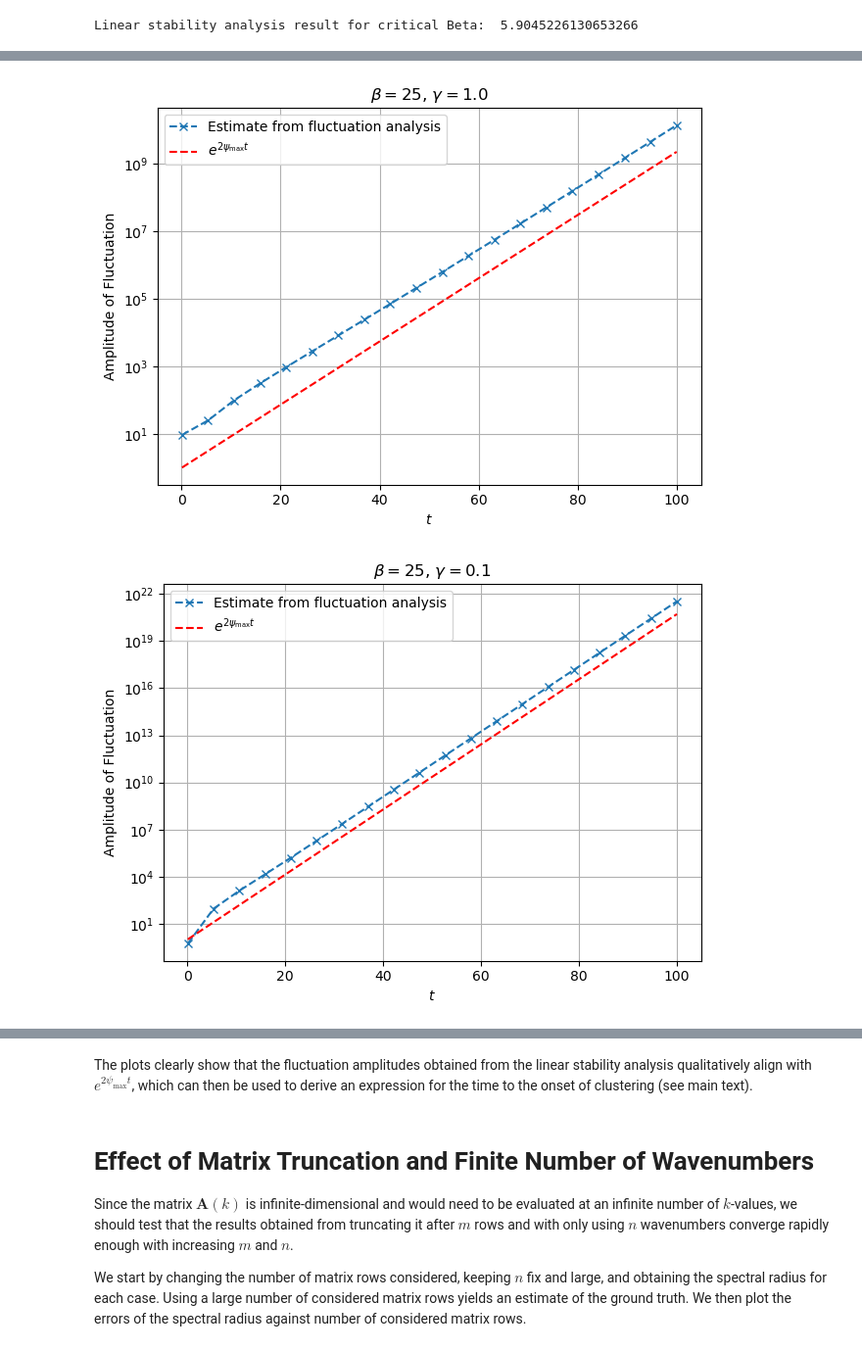
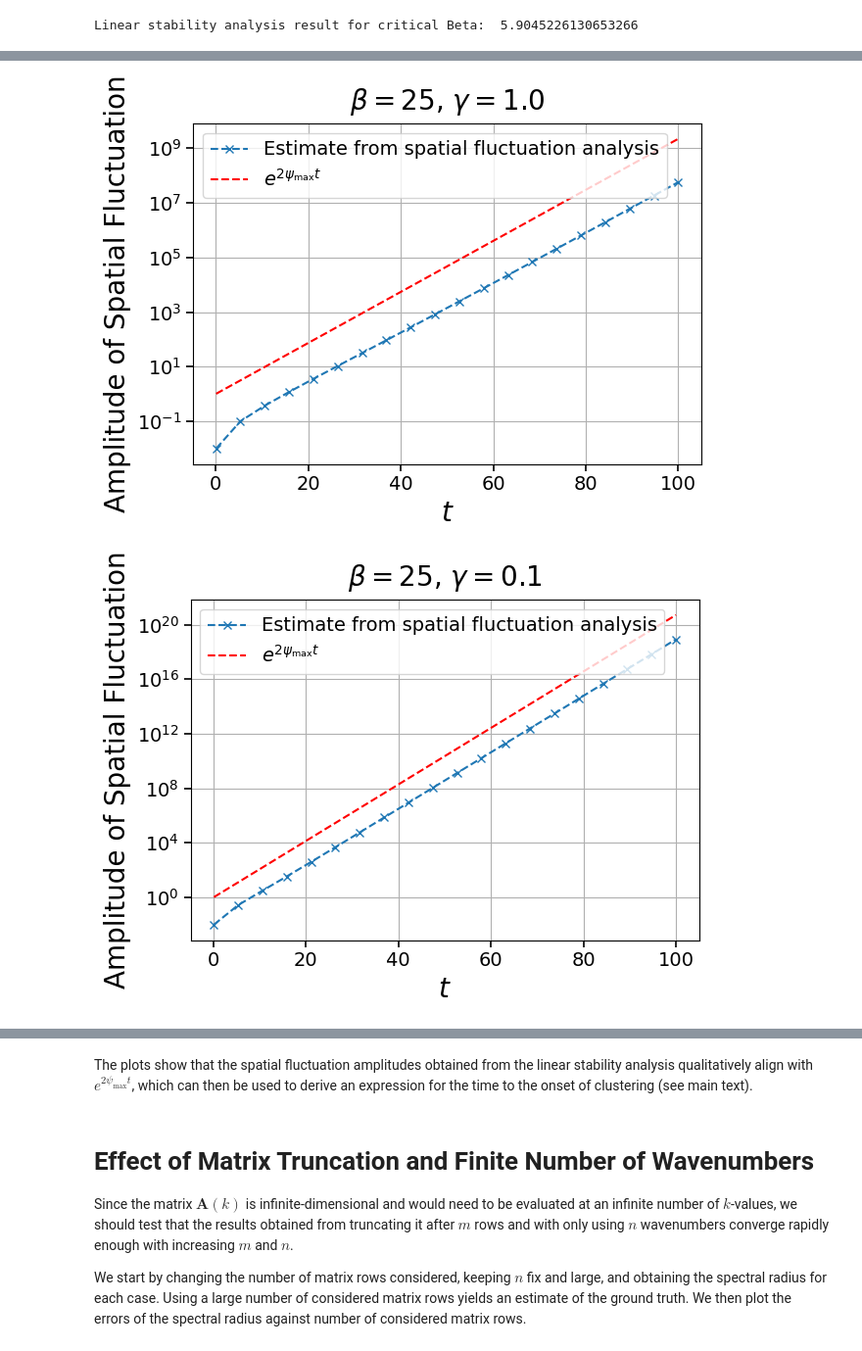
Before and after one commit to SchroedingersLion/Cluster-Formation-in-Diffusive-Systems, a Jupyter notebook: stability_and_fluctuation_analysis.ipynb, the cells around one changed output, grey strips where cells are left out. Shown at 98% size. Saved outputs shown, nothing was run; the diff lists cells and outputs as text; code cells hidden in the pictures.

```diff
--- a/stability_and_fluctuation_analysis.ipynb
+++ b/stability_and_fluctuation_analysis.ipynb
@@ -13,7 +13,7 @@ First, we define two functions. One computes matrix $\boldsymbol{A}$, the other
 
 def A_matrix(W_hat, k, beta, gamma, L, dim):
 
-    A_k = np.zeros(shape=(dim,dim),dtype=np.complex_)
+    A_k = np.zeros(shape=(dim,dim),dtype=np.complex128)
 
     for i in range(dim-1):
         A_k[i][i] = i*(-gamma)
@@ -539,6 +531,7 @@ def AMP_lists(k_list, t_list, L, dim, beta, gamma, W_hat):
 
         f_x = np.fft.ifft(np.fft.ifftshift(f_hat))  # Shift to match fftfreq order.
         f_x = f_x * N
+        f_x = f_x / L**2
         f_x = np.fft.fftshift(f_x)
 
 
@@ -577,24 +607,30 @@ NameError: name 'k_list' is not defined
 # %%
 # Plot results.
 
 for (gamma, amp, expo_psi_max) in zip(gammas, amp_list, expo_psi_max_list):
 
     fig, ax = plt.subplots()
 
     # Plot original data.
-    ax.semilogy(t_list, amp, 'x--', label='Estimate from fluctuation analysis')
+    ax.semilogy(t_list, amp, 'x--', label='Estimate from spatial fluctuation analysis')
 
     # Plot best-fit line.
     ax.semilogy(t_list, expo_psi_max, 'r--', label=fr'$e^{{2 \psi_{{\max}} t}}$')
 
 
     ax.grid()
-    ax.legend()
-    ax.set_xlabel('$t$')
-    ax.set_ylabel('Amplitude of Fluctuation')
-    ax.set_title('$β =$'+str(beta)+', $\gamma =$'+str(gamma))
+    ax.legend(fontsize=14, loc='upper left')
+    ax.set_xlabel('$t$', fontsize=20)
+    ax.set_ylabel('Amplitude of Spatial Fluctuation', fontsize=20)
+    ax.set_title('$β =$'+str(beta)+', $\gamma =$'+str(gamma), fontsize=20)
+
+    # Tick label size and tick mark size.
+    ax.tick_params(axis='both', which='major', labelsize=14, width=1.2, length=5)
+    ax.tick_params(axis='both', which='minor', labelsize=12, width=1.0, length=3)
+
     fig.tight_layout()
+    fig.savefig(f"Fluctuate_gam={gamma}.pdf", bbox_inches="tight")
     plt.show()
 # %% [output]
-[figure, old version]
+[figure, new version]
-[figure, old version]
+[figure, new version]
@@ -602,5 +638,5 @@ for (gamma, amp, expo_psi_max) in zip(gammas, amp_list, expo_psi_max_list):
 # %% [markdown]
-The plots clearly show that the fluctuation amplitudes obtained from the linear stability analysis qualitatively align with $e^{2\psi_{\text{max}}t}$, which can then be used to derive an expression for the time to the onset of clustering (see main text).
+The plots show that the spatial fluctuation amplitudes obtained from the linear stability analysis qualitatively align with $e^{2\psi_{\text{max}}t}$, which can then be used to derive an expression for the time to the onset of clustering (see main text).
 # %% [markdown]
 # Effect of Matrix Truncation and Finite Number of Wavenumbers
 Since the matrix $\boldsymbol{A}(k)$ is infinite-dimensional and would need to be evaluated at an infinite number of $k$-values, we should test that the results obtained from truncating it after $m$ rows and with only using $n$ wavenumbers converge rapidly enough with increasing $m$ and $n$.
```
Also changed, not shown: parts of 14 cells of this notebook.
